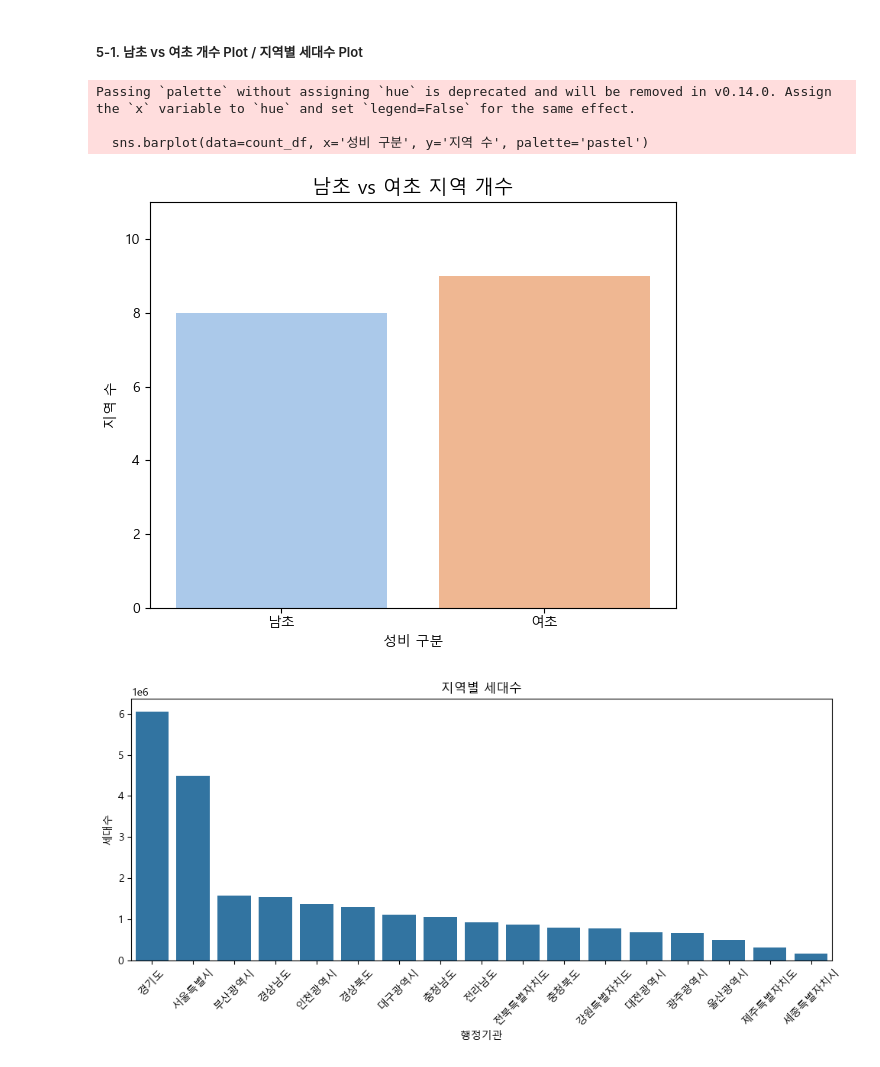
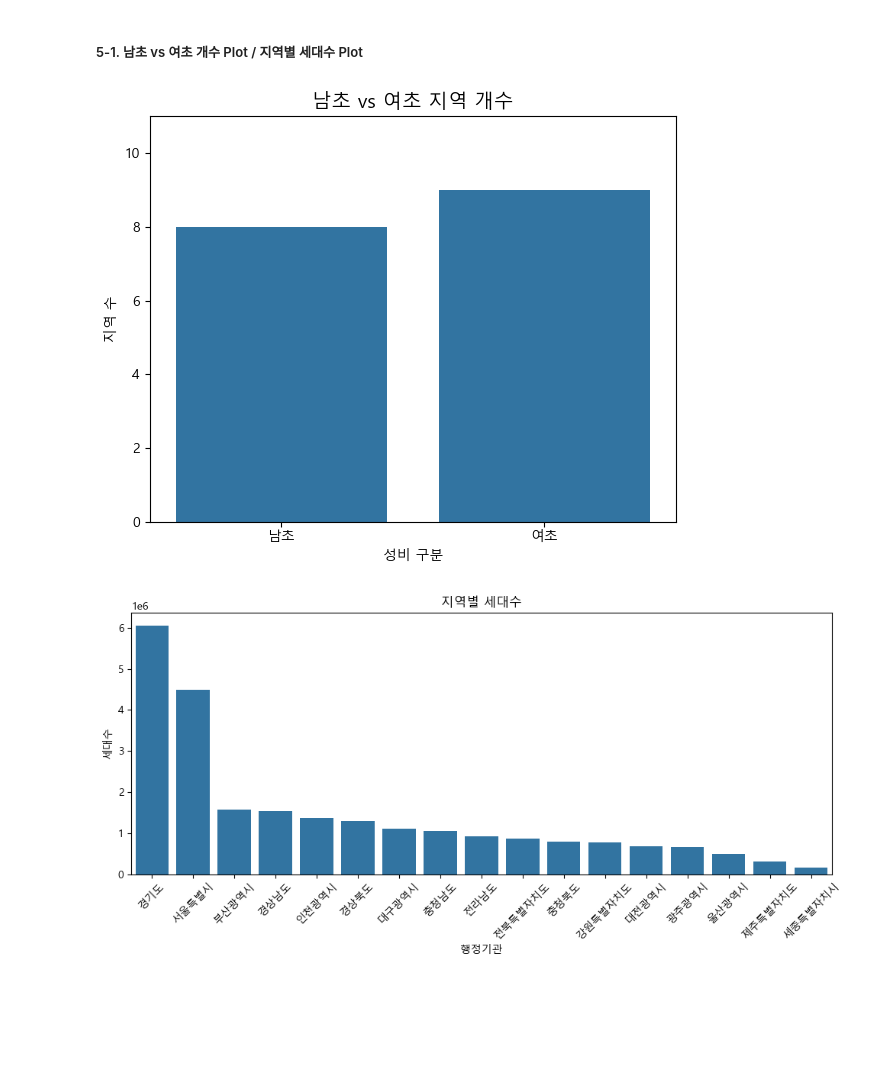
Before and after one commit to qlzmfl0714123/Python_Webscraping_Analysis, a Jupyter notebook: 연습문제/04_인구현황분석.ipynb, the cells around one changed output. Drawn from its saved outputs; the diff is of its cells as text; code cells hidden in the pictures; blank space fills up the shorter version.

```diff
--- a/연습문제/04_인구현황분석.ipynb
+++ b/연습문제/04_인구현황분석.ipynb
@@ -243,33 +243,30 @@ top_df
 # %%
 top = df_all.groupby('행정기관', sort=False)['남여 비율'].mean()
 
 top_df = top.reset_index()
 top_df.columns = ['행정기관', '남여 비율']
 
 top_df['성비 구분'] = top_df['남여 비율'].apply(lambda x: '남초' if x > 1.00 else '여초')
 
 
 
 count_df = top_df['성비 구분'].value_counts().reset_index()
 count_df.columns = ['성비 구분', '지역 수']
 
 
 count_df = count_df.set_index('성비 구분').reindex(['남초', '여초']).reset_index()
 
 plt.figure(figsize=(6, 5))
-sns.barplot(data=count_df, x='성비 구분', y='지역 수', palette='pastel')
+sns.barplot(data=count_df, x='성비 구분', y='지역 수')
 
 plt.title('남초 vs 여초 지역 개수', fontsize=14)
 plt.xlabel('성비 구분')
 plt.ylabel('지역 수')
 plt.ylim(0, count_df['지역 수'].max() + 2)
 plt.tight_layout()
 plt.show()
 # %% [output]
-Passing `palette` without assigning `hue` is deprecated and will be removed in v0.14.0. Assign the `x` variable to `hue` and set `legend=False` for the same effect.
-
-  sns.barplot(data=count_df, x='성비 구분', y='지역 수', palette='pastel')
-[figure, old version]
+[figure, new version]
 # %%
 total_pop = pd.read_csv('../data/인구현황.csv', encoding='utf-8')
 total_pop = total_pop[total_pop['행정기관'] != '전국']
```
